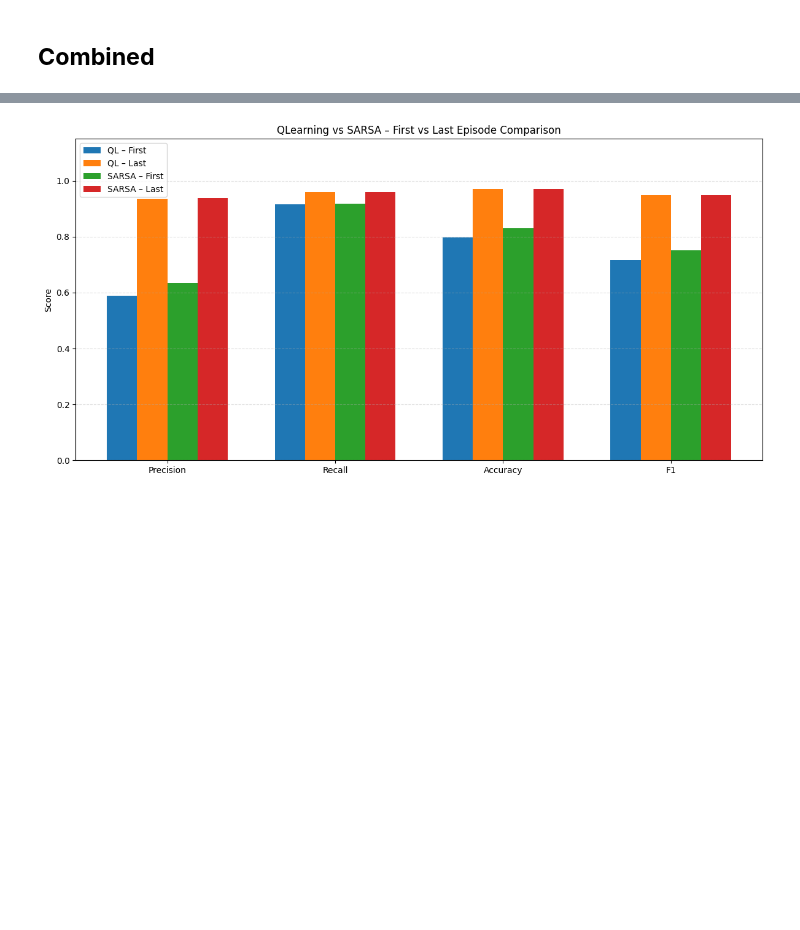
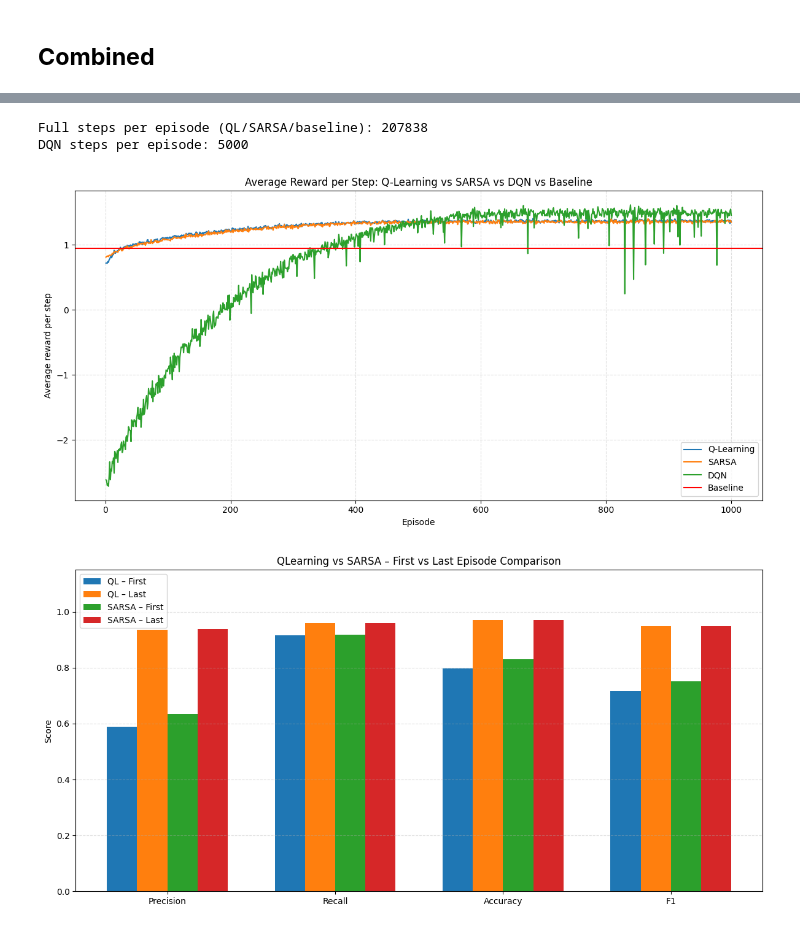
Before and after one commit to vmbobato/RL-Firewall, a Jupyter notebook: notebooks/visualization.ipynb, the cells around one changed output, grey strips where cells are left out. Saved outputs shown, nothing was run; the diff lists cells and outputs as text; code cells hidden in the pictures; blank space fills up the shorter version.

```diff
--- a/notebooks/visualization.ipynb
+++ b/notebooks/visualization.ipynb
@@ -355,3 +359,47 @@ plt.show()
+# %%
+df = pd.read_csv("../data/preprocessed/Binerized_features.csv")
+full_steps = len(df)          # steps per full episode
+dqn_steps = 5000              # your DQN max_steps during training
+
+print(f"Full steps per episode (QL/SARSA/baseline): {full_steps}")
+print(f"DQN steps per episode: {dqn_steps}")
+
+# 3) Extract reward curves
+ql_rewards  = results["QLearning"]["reward_curve"]
+sa_rewards  = results["SARSA"]["reward_curve"]
+dqn_rewards = results["DQN"]["reward_curve"]
+
+# Rule-based is deterministic, so we just take the last episode reward
+baseline_reward = results["RuleBased"]["summary"]["last"]["reward"]
+
+# 4) Convert to average reward per step
+ql_avg  = [r / full_steps for r in ql_rewards]
+sa_avg  = [r / full_steps for r in sa_rewards]
+dqn_avg = [r / dqn_steps  for r in dqn_rewards]
+baseline_avg = baseline_reward / full_steps
+
+# 5) Plot average reward per step
+episodes = np.arange(1, len(ql_avg) + 1)
+
+plt.figure(figsize=(12, 6))
+
+plt.plot(episodes, ql_avg,  label="Q-Learning")
+plt.plot(episodes, sa_avg,  label="SARSA")
+plt.plot(episodes, dqn_avg, label="DQN")
+plt.axhline(baseline_avg, color="red", linestyle="-", label="Baseline")
+
+plt.xlabel("Episode")
+plt.ylabel("Average reward per step")
+plt.title("Average Reward per Step: Q-Learning vs SARSA vs DQN vs Baseline")
+plt.grid(True, linestyle="--", alpha=0.4)
+plt.legend()
+plt.tight_layout()
+plt.savefig("../results/combined/reward_per_step_avg.png")
+plt.show()
+# %% [output]
+Full steps per episode (QL/SARSA/baseline): 207838
+DQN steps per episode: 5000
+[figure, added]
 # %%
 ql_first = results["QLearning"]["summary"]["first"]
 ql_last  = results["QLearning"]["summary"]["last"]
```
Also changed, not shown: parts of 7 cells of this notebook, 7 other files.
